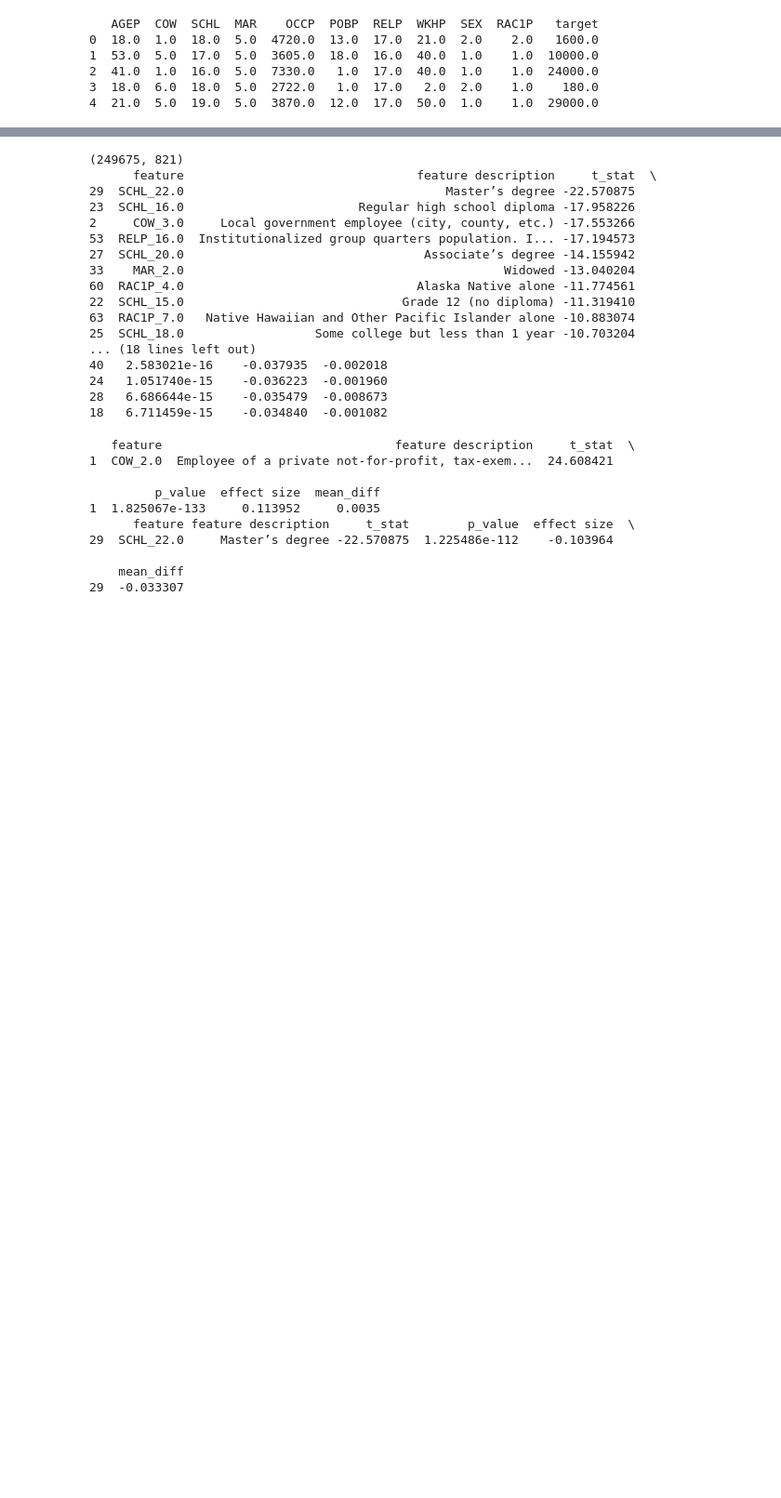
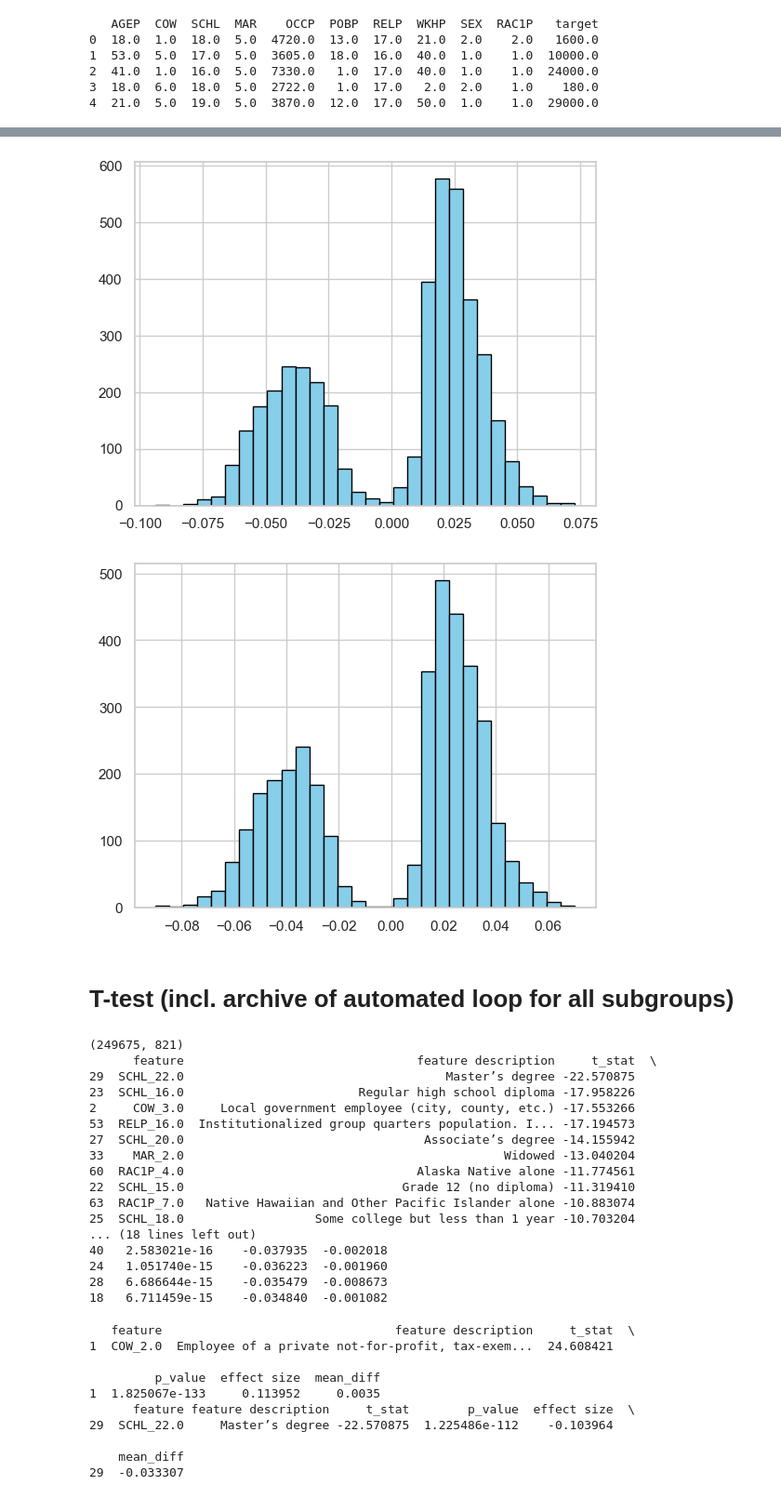
Before and after one commit to antisocialites/HCML, a Jupyter notebook: XGBoost/ACSIncome.ipynb, the cells around one changed output, grey strips where cells are left out. Shown at 93% size. Saved outputs shown, nothing was run; the diff lists cells and outputs as text; code cells hidden in the pictures; blank space fills up the shorter version.

```diff
--- a/XGBoost/ACSIncome.ipynb
+++ b/XGBoost/ACSIncome.ipynb
@@ -366,0 +751,5 @@ def cohend(d1, d2):
+# %%
+deepshap_values = np.load('deep_shap_values_fairlearn.npy')
+# %%
+# recover original X_test from sample
+X_test_sample_meta = X_test.iloc[test_sample_idx]
@@ -366,0 +820,20 @@ def cohend(d1, d2):
+# %%
+import matplotlib.pyplot as plt
+import numpy as np
+
+for i, feature in enumerate(feature_names):
+    group1 = shap_male[:, i+1]
+    group2 = shap_female[:, i+1]
+
+    plt.hist(group1, bins=30, color='skyblue', edgecolor='black')
+
+    plt.show()
+    plt.hist(group2, bins=30, color='skyblue', edgecolor='black')
+
+    plt.show()
+    break
+# %% [output]
+[figure, added]
+[figure, added]
+# %% [markdown]
+# T-test (incl. archive of automated loop for all subgroups)
```
Also changed, not shown: parts of 94 cells of this notebook.
